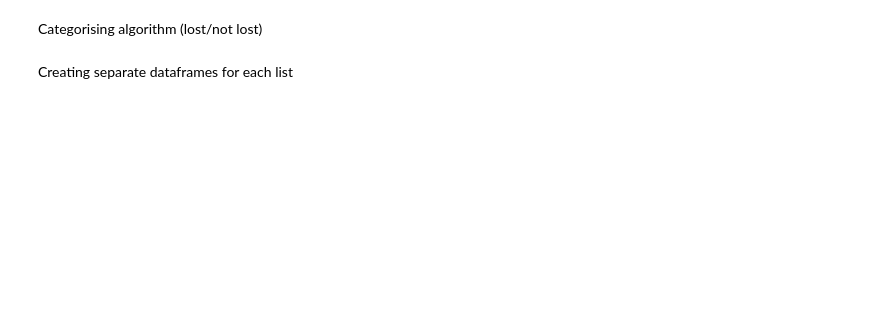
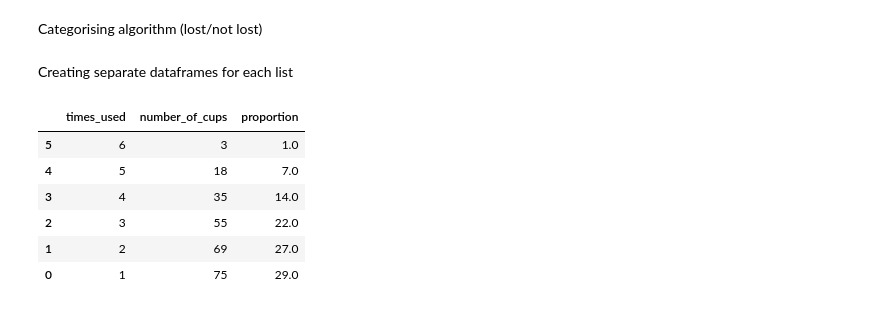
Before and after one commit to arihant-jain/BorrowCup-Data-Analysis, a Jupyter notebook: LostCupsGraph.ipynb, the cells around one changed output. Saved outputs shown, nothing was run; the diff lists cells and outputs as text; code cells hidden in the pictures; blank space fills up the shorter version.

```diff
--- a/LostCupsGraph.ipynb
+++ b/LostCupsGraph.ipynb
@@ -113,3 +195,20 @@ for cup in cup_ids:
         lost_list.append(temp_df.cup_id.iloc[0])
 # %% [markdown]
 Creating separate dataframes for each list
+# %%
+lost_df = df[df['cup_id'].isin(lost_list)]
+returnDF = lost_df[lost_df['current_type']==0]
+timesUsedDF = returnDF.groupby('cup_id').size().reset_index(name='times_used')
+total_cups = len(timesUsedDF['cup_id'])
+numCupsByTimesUsedDF = timesUsedDF.groupby('times_used').size().reset_index(name='number_of_cups').sort_values(by='times_used', ascending=False)
+numCupsByTimesUsedDF.loc[:, 'proportion'] = round(numCupsByTimesUsedDF['number_of_cups'] / total_cups*100)
+
+numCupsByTimesUsedDF
+# %% [output]
+|  | times_used | number_of_cups | proportion |
+| 5 | 6 | 3 | 1.0 |
+| 4 | 5 | 18 | 7.0 |
+| 3 | 4 | 35 | 14.0 |
+| 2 | 3 | 55 | 22.0 |
+| 1 | 2 | 69 | 27.0 |
+| 0 | 1 | 75 | 29.0 |
```
Also changed, not shown: parts of 17 cells of this notebook, 14 other files.
